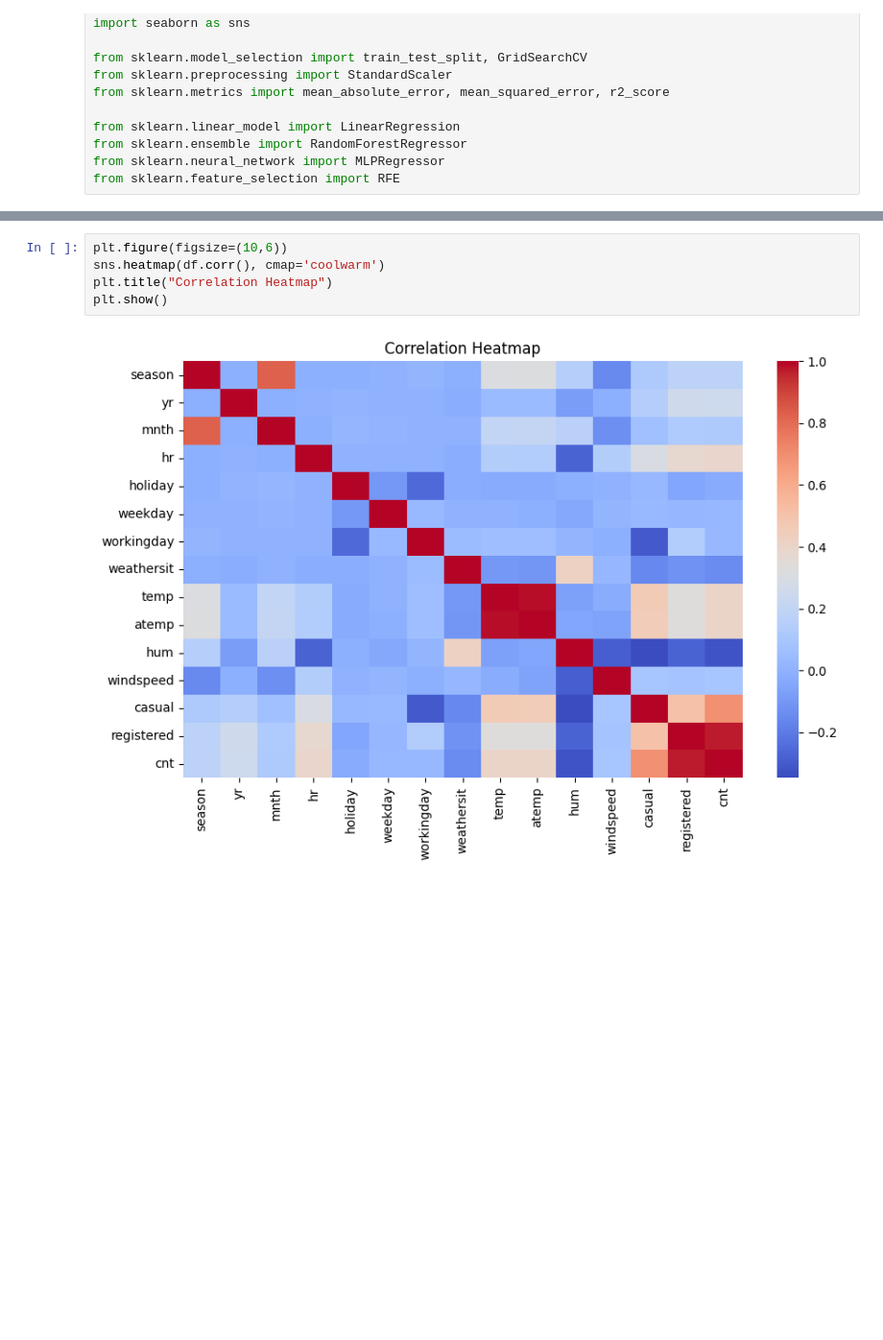
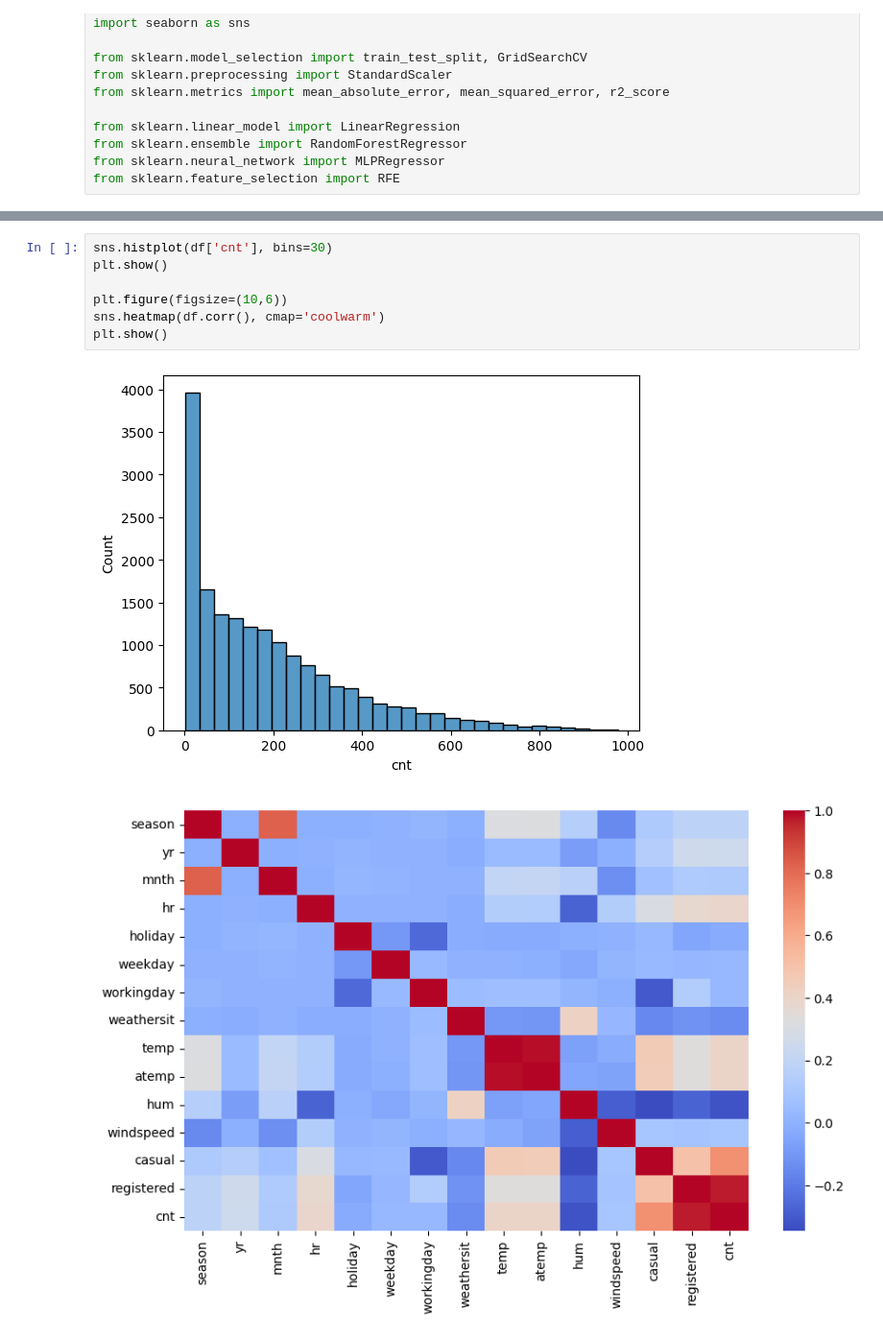
Before and after one commit to Ansubasnet-creator/2510322_ansu, a Jupyter notebook: 2510322_AnsuBasnet_Regression.ipynb, the cells around one changed output, grey strips where cells are left out. Shown at 96% size. Saved outputs shown, nothing was run; the diff lists cells and outputs as text; blank space fills up the shorter version.

```diff
--- a/2510322_AnsuBasnet_Regression.ipynb
+++ b/2510322_AnsuBasnet_Regression.ipynb
@@ -86,10 +48,13 @@ plt.show()
 # %%
+sns.histplot(df['cnt'], bins=30)
+plt.show()
+
 plt.figure(figsize=(10,6))
 sns.heatmap(df.corr(), cmap='coolwarm')
-plt.title("Correlation Heatmap")
 plt.show()
 # %% [output]
-[figure, old version]
+[figure, new version]
+[figure, added]
 # %%
 X = df.drop('cnt', axis=1)
 y = df['cnt']
```
Also changed, not shown: parts of 25 cells of this notebook.
